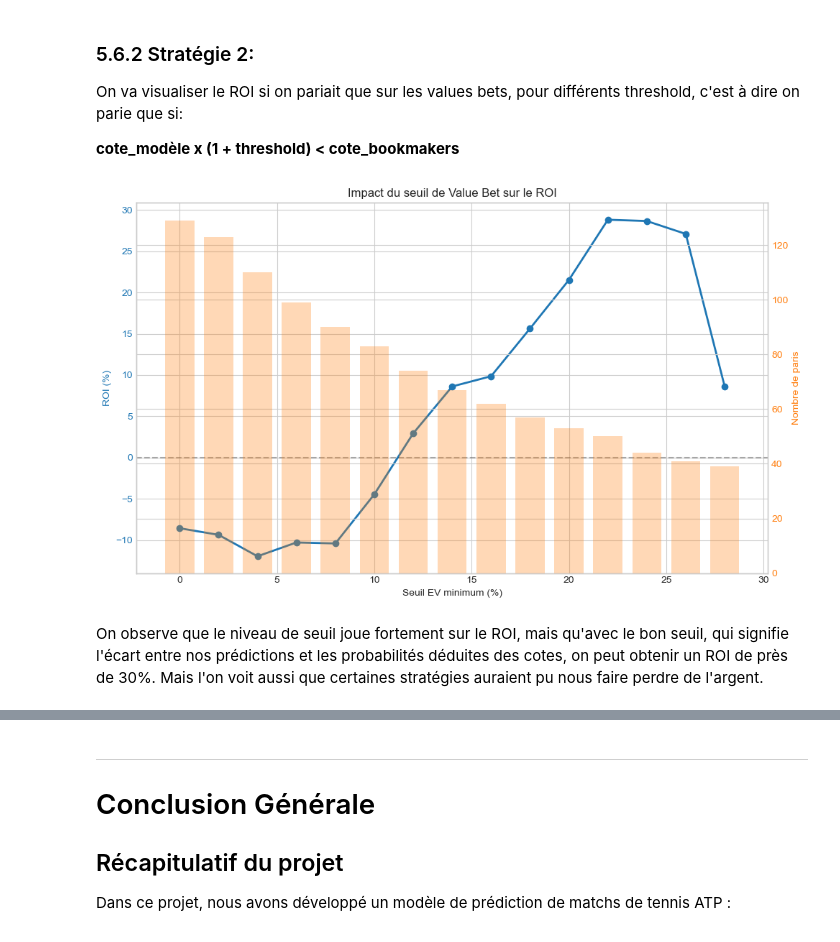
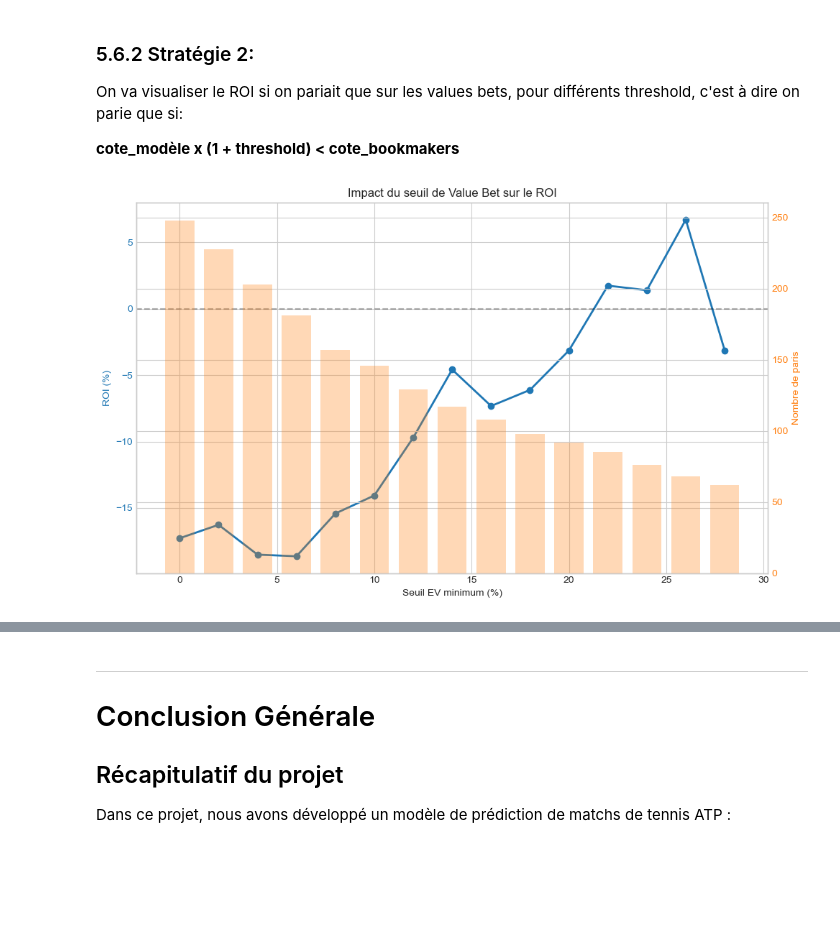
Before and after one commit to danisala664/tennis-predictions, a Jupyter notebook: notebooks/rendu_final.ipynb, the cells around one changed output, grey strips where cells are left out. Cells and saved outputs as stored; diff of their text form; code cells hidden in the pictures; blank space fills up the shorter version.

```diff
--- a/notebooks/rendu_final.ipynb
+++ b/notebooks/rendu_final.ipynb
@@ -1278,31 +1348,30 @@ On va visualiser le ROI si on pariait que sur les values bets, pour différents
 # %%
 from evaluation.comparison import analyze_threshold_impact
 
 # Visualisation de la stratégie 2
 threshold_df = analyze_threshold_impact(
     model_proba=model_proba,
     actual_results=y_test_odds.values,
-    bookmaker_odds=matches_with_odds['odds_a'].values
+    odds_a=matches_with_odds['odds_a'].values,
+    odds_b=matches_with_odds['odds_b'].values
 )
 
 # Visualisation
 fig, ax1 = plt.subplots(figsize=(10, 6))
 
 ax1.set_xlabel('Seuil EV minimum (%)')
 ax1.set_ylabel('ROI (%)', color='tab:blue')
 ax1.plot(threshold_df['threshold_pct'], threshold_df['roi'], 'o-', color='tab:blue', linewidth=2)
 ax1.axhline(y=0, color='black', linestyle='--', alpha=0.3)
 ax1.tick_params(axis='y', labelcolor='tab:blue')
 
 ax2 = ax1.twinx()
 ax2.set_ylabel('Nombre de paris', color='tab:orange')
 ax2.bar(threshold_df['threshold_pct'], threshold_df['n_bets'], alpha=0.3, color='tab:orange', width=1.5)
 ax2.tick_params(axis='y', labelcolor='tab:orange')
 
 plt.title('Impact du seuil de Value Bet sur le ROI')
 fig.tight_layout()
 plt.show()
 # %% [output]
-[figure, old version]
+[figure, new version]
-# %% [markdown]
-On observe que le niveau de seuil joue fortement sur le ROI, mais qu'avec le bon seuil, qui signifie l'écart entre nos prédictions et les probabilités déduites des cotes, on peut obtenir un ROI de près de 30%. Mais l'on voit aussi que certaines stratégies auraient pu nous faire perdre de l'argent.
```
Also changed, not shown: parts of 23 cells of this notebook, 3 other files.
